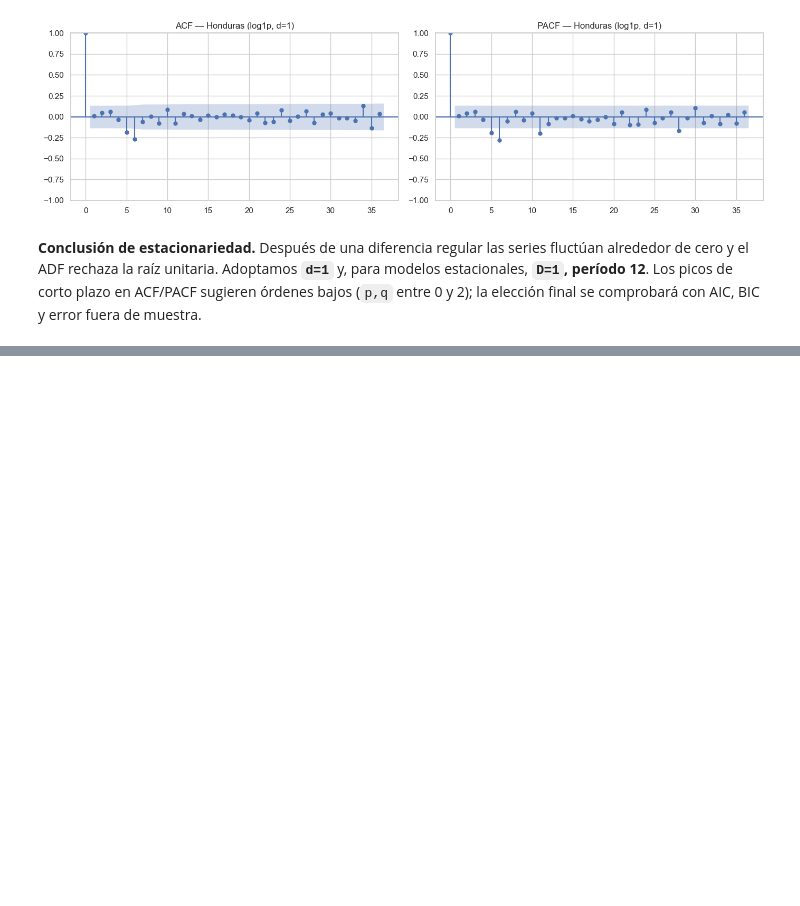
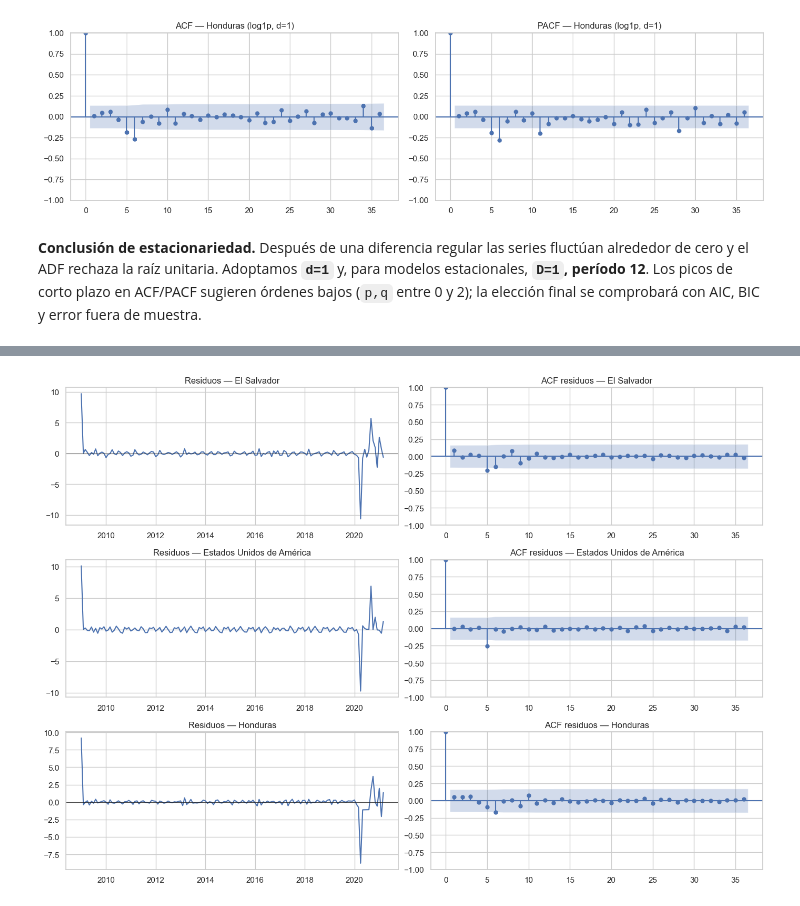
Before and after one commit to nicoCT04/Lab1DataScience, a Jupyter notebook: Lab1_Series_Paises.ipynb, the cells around one changed output, grey strips where cells are left out. Drawn from its saved outputs; the diff is of its cells as text; code cells hidden in the pictures; blank space fills up the shorter version.

```diff
--- a/Lab1_Series_Paises.ipynb
+++ b/Lab1_Series_Paises.ipynb
@@ -291,0 +313,20 @@ look-up table. The actual p-value is greater than the p-value returned.
+# %%
+from pmdarima import auto_arima
+from statsmodels.tsa.statespace.sarimax import SARIMAX
+from statsmodels.stats.diagnostic import acorr_ljungbox
+from sklearn.metrics import mean_absolute_error,mean_squared_error
+
+def metricas(y,p):
+    return mean_absolute_error(y,p),np.sqrt(mean_squared_error(y,p))
+def ajustar_sarimax(d,order,sorder=(0,0,0,0)):
+    r=SARIMAX(d["train_t"],order=order,seasonal_order=sorder,enforce_stationarity=True,enforce_invertibility=True).fit(disp=False)
+    pred=d["inv"](r.get_forecast(len(d["test_o"])).predicted_mean).clip(lower=0)
+    mae,rmse=metricas(d["test_o"],pred)
+    lb=acorr_ljungbox(r.resid,lags=[12],return_df=True)["lb_pvalue"].iloc[0]
+    return dict(aic=r.aic,bic=r.bic,mae=mae,rmse=rmse,lb_p=lb,pred=pred,res=r)
+
+ordenes_auto={}; RESULTADOS_PAIS={p:{} for p in SERIES_PAIS}
+for p,d in SERIES_PAIS.items():
+    m=auto_arima(d["train_t"],seasonal=True,m=12,d=1,D=1,max_p=3,max_q=3,max_P=2,max_Q=2,stepwise=True,suppress_warnings=True,error_action="ignore")
+    ordenes_auto[p]=(m.order,m.seasonal_order)
+    print(f"{p:28s} -> SARIMA{m.order}x{m.seasonal_order}")
@@ -291,0 +341,12 @@ look-up table. The actual p-value is greater than the p-value returned.
+# %%
+for p,d in SERIES_PAIS.items():
+    oa,sa=ordenes_auto[p]
+    cand={f"auto SARIMA{oa}x{sa}":(oa,sa),"ARIMA(1,1,1) no estacional":((1,1,1),(0,0,0,0)),"SARIMA(1,1,1)(0,1,1)12":((1,1,1),(0,1,1,12))}
+    for etq,(o,so) in cand.items():
+        try: RESULTADOS_PAIS[p][etq]=ajustar_sarimax(d,o,so)
+        except Exception as e: print(p,etq,"falló:",e)
+
+def tabla_pais(p):
+    return pd.DataFrame({e:{"AIC":r["aic"],"BIC":r["bic"],"MAE":r["mae"],"RMSE":r["rmse"],"LjungBox_p":r["lb_p"]} for e,r in RESULTADOS_PAIS[p].items()}).T.sort_values("RMSE")
+for p in SERIES_PAIS:
+    print(f"\n===== {p}: ARIMA/SARIMA ====="); print(tabla_pais(p).round(2).to_string())
@@ -291,0 +371,9 @@ look-up table. The actual p-value is greater than the p-value returned.
+# %%
+fig,axes=plt.subplots(3,2,figsize=(14,10))
+for i,p in enumerate(SERIES_PAIS):
+    mejor_ar=tabla_pais(p).index[0]; r=RESULTADOS_PAIS[p][mejor_ar]["res"]
+    axes[i,0].plot(r.resid); axes[i,0].axhline(0,color="k",lw=.5); axes[i,0].set_title(f"Residuos — {p}")
+    plot_acf(r.resid.dropna(),lags=36,ax=axes[i,1]); axes[i,1].set_title(f"ACF residuos — {p}")
+plt.tight_layout(); plt.show()
+# %% [output]
+[figure, added]
```
Also changed, not shown: parts of 12 cells of this notebook.
